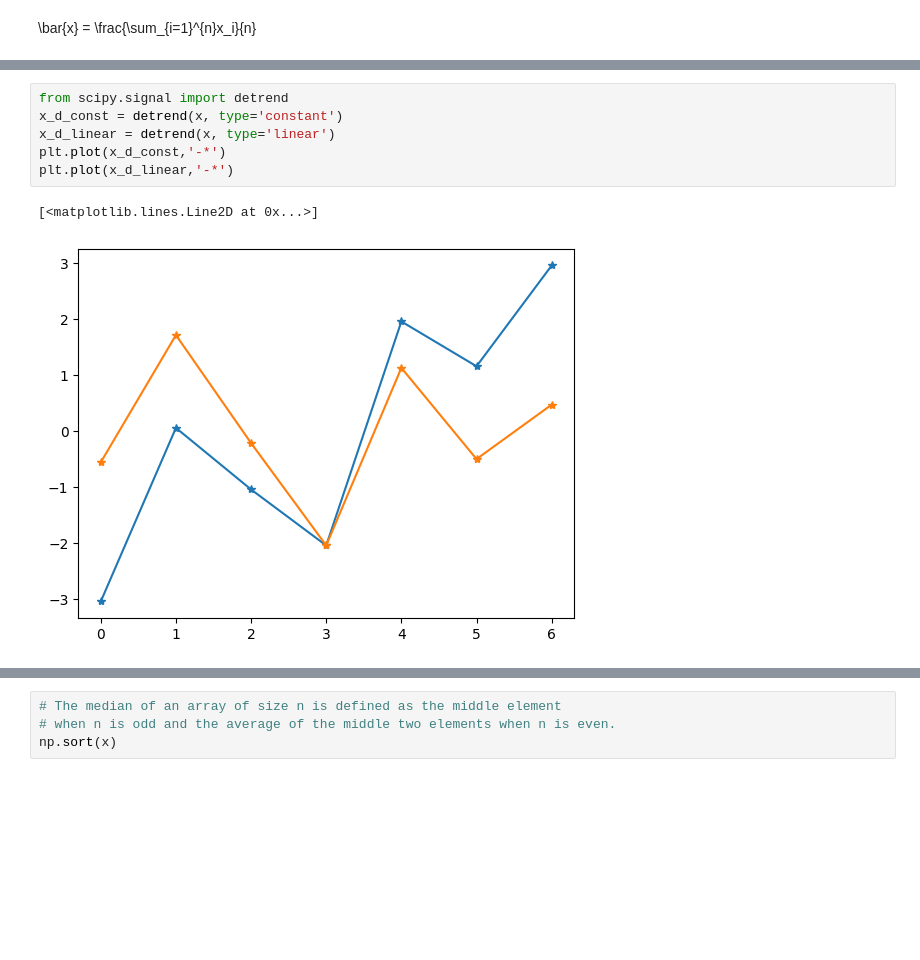
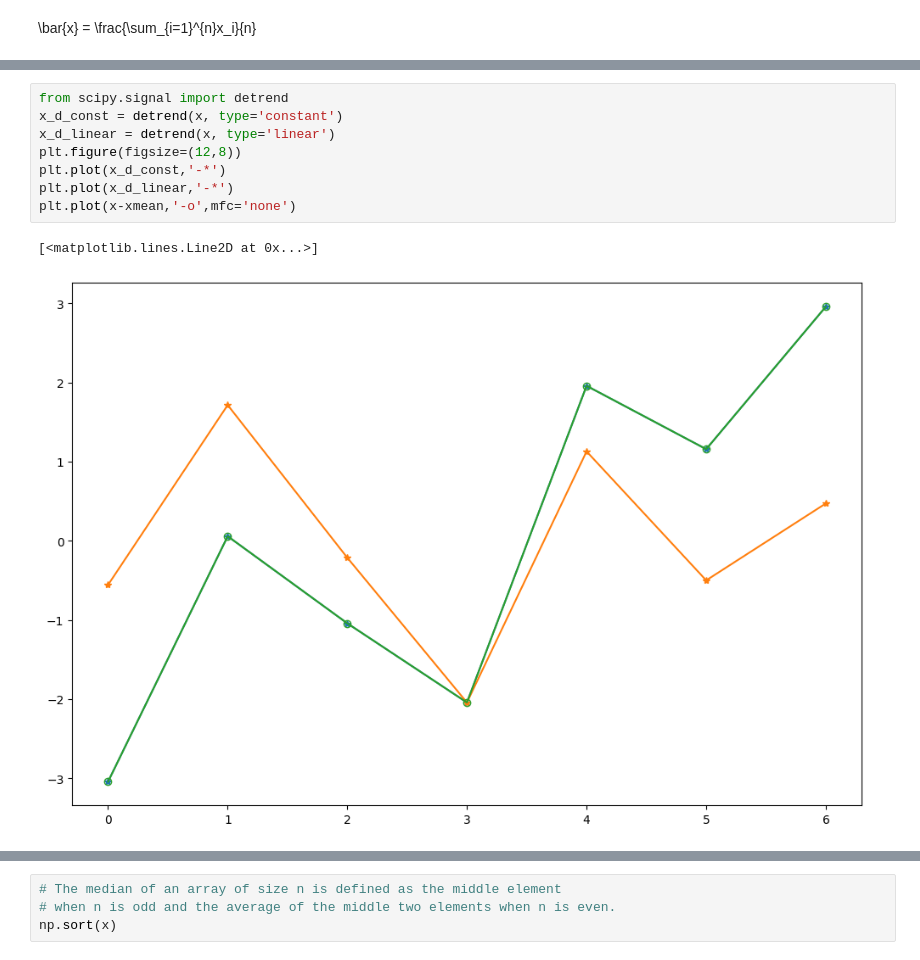
Before and after one commit to milicak/Data_Analysis_Course, a Jupyter notebook: Sample_distributions_mean_median_std.ipynb, the cells around one changed output, grey strips where cells are left out. Drawn from its saved outputs; the diff is of its cells as text; blank space fills up the shorter version.

```diff
--- a/Sample_distributions_mean_median_std.ipynb
+++ b/Sample_distributions_mean_median_std.ipynb
@@ -40,12 +41,14 @@ plt.plot(x-xmean,'-*')
 # %%
 from scipy.signal import detrend
 x_d_const = detrend(x, type='constant')
 x_d_linear = detrend(x, type='linear')
+plt.figure(figsize=(12,8))
 plt.plot(x_d_const,'-*')
 plt.plot(x_d_linear,'-*')
+plt.plot(x-xmean,'-o',mfc='none')
 # %% [output]
 [<matplotlib.lines.Line2D at 0x...>]
-[figure, old version]
+[figure, new version]
 # %%
 # median of the array x
 np.median(x)
```
Also changed, not shown: parts of 19 cells of this notebook.
